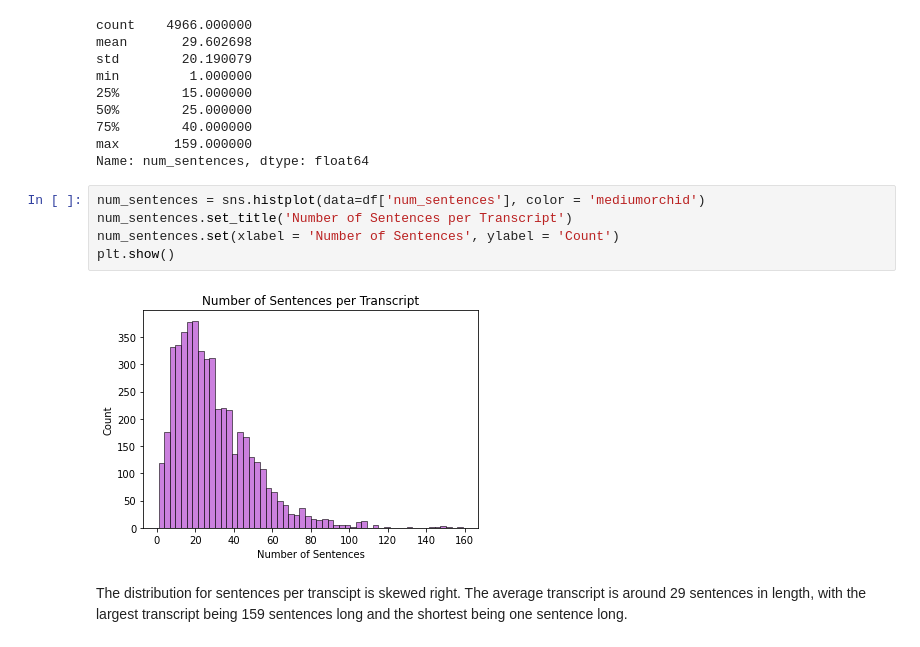
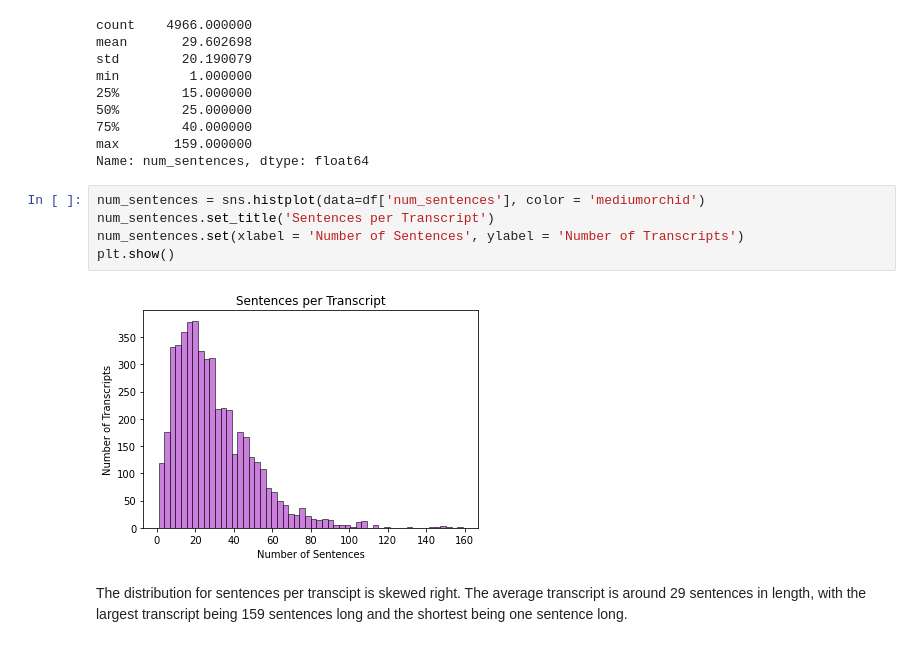
Before and after one commit to freyakuhlman/MedicalTranscriptionClassification, a Jupyter notebook: medical_transcription_data_analysis.ipynb, the cells around one changed output. Cells and saved outputs as stored; diff of their text form.

```diff
--- a/medical_transcription_data_analysis.ipynb
+++ b/medical_transcription_data_analysis.ipynb
@@ -190,11 +179,11 @@ max       159.000000
 Name: num_sentences, dtype: float64
 # %%
 num_sentences = sns.histplot(data=df['num_sentences'], color = 'mediumorchid')
-num_sentences.set_title('Number of Sentences per Transcript')
-num_sentences.set(xlabel = 'Number of Sentences', ylabel = 'Count')
+num_sentences.set_title('Sentences per Transcript')
+num_sentences.set(xlabel = 'Number of Sentences', ylabel = 'Number of Transcripts')
 plt.show()
 # %% [output]
-[figure, old version]
+[figure, new version]
 # %% [markdown]
 The distribution for sentences per transcipt is skewed right. The average transcript is around 29 sentences in length, with the largest transcript being 159 sentences long and the shortest being one sentence long.
 # %% [markdown]
```
Also changed, not shown: parts of 11 cells of this notebook.
